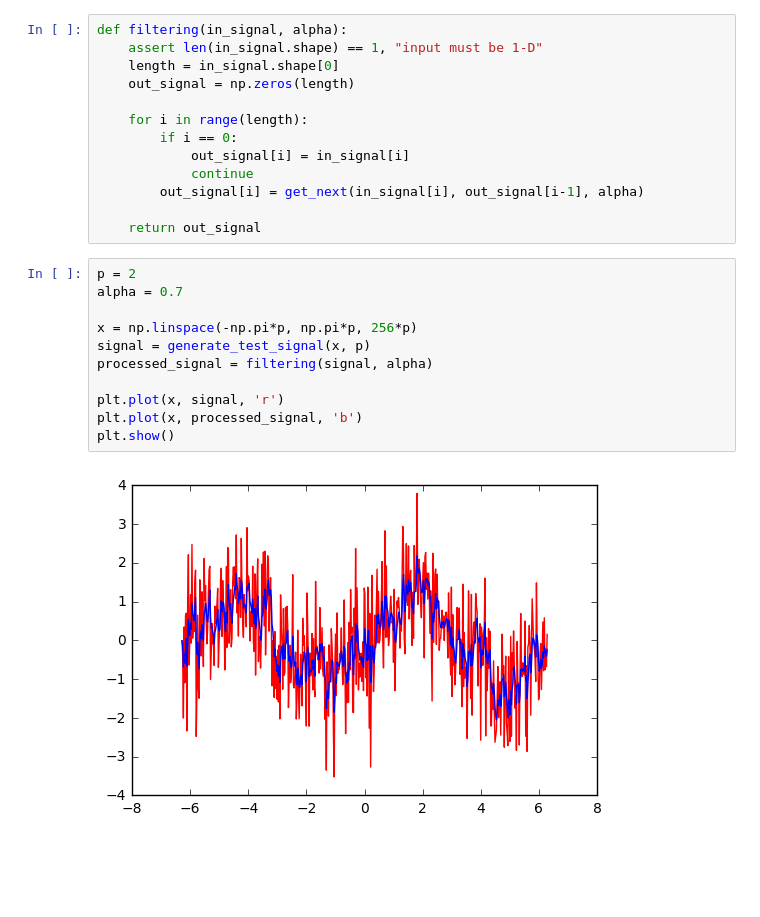
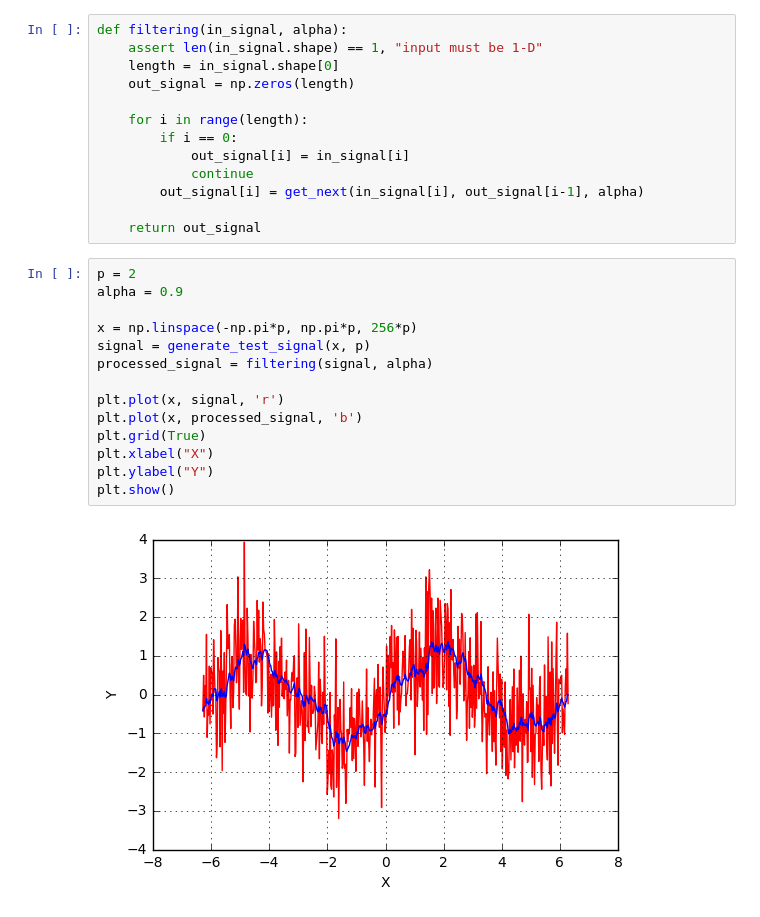
Before and after one commit to Ananaskelly/stt, a Jupyter notebook: task_2/main.ipynb, the cells around one changed output. Saved outputs shown, nothing was run; the diff lists cells and outputs as text; blank space fills up the shorter version.

```diff
--- a/task_2/main.ipynb
+++ b/task_2/main.ipynb
@@ -25,14 +25,17 @@ def filtering(in_signal, alpha):
     return out_signal
 # %%
 p = 2
-alpha = 0.7
+alpha = 0.9
 
 x = np.linspace(-np.pi*p, np.pi*p, 256*p)
 signal = generate_test_signal(x, p)
 processed_signal = filtering(signal, alpha)
 
 plt.plot(x, signal, 'r')
 plt.plot(x, processed_signal, 'b')
+plt.grid(True)
+plt.xlabel("X")
+plt.ylabel("Y")
 plt.show()
 # %% [output]
-[figure, old version]
+[figure, new version]
```
